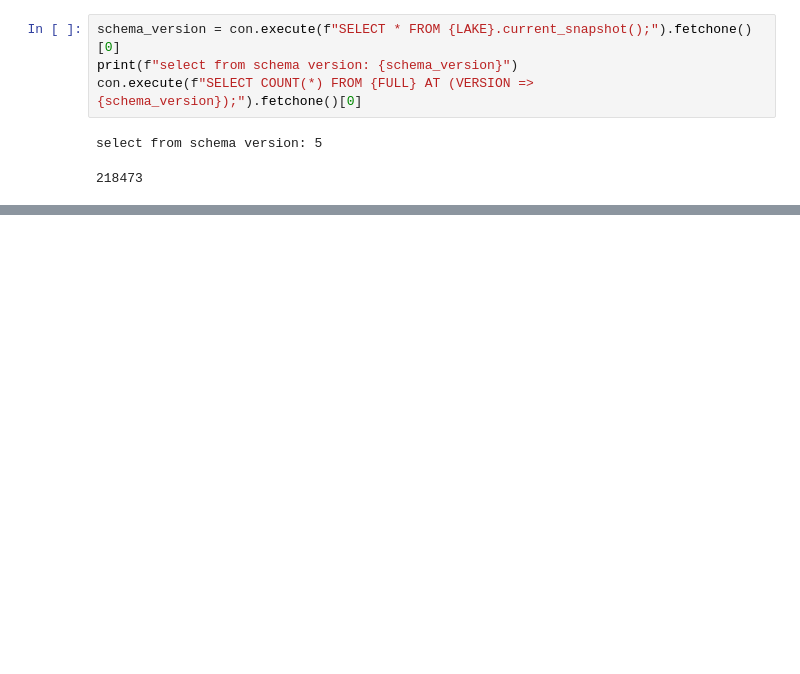
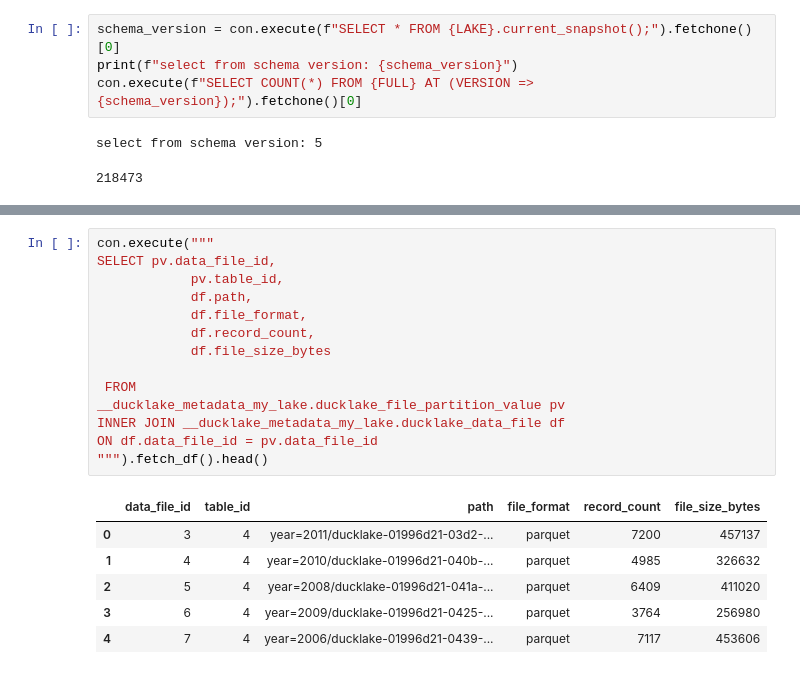
Before and after one commit to datador/ducklake, a Jupyter notebook: notebooks/ducklake_demo.ipynb, the cells around one changed output, grey strips where cells are left out. Saved outputs shown, nothing was run; the diff lists cells and outputs as text; blank space fills up the shorter version.

Commit message:
add partitioning to demo

```diff
--- a/notebooks/ducklake_demo.ipynb
+++ b/notebooks/ducklake_demo.ipynb
@@ -340,0 +385,21 @@ select from schema version: 5
+# %%
+con.execute("""
+SELECT pv.data_file_id,
+            pv.table_id,
+            df.path,
+            df.file_format,
+            df.record_count,
+            df.file_size_bytes
+
+ FROM
+__ducklake_metadata_my_lake.ducklake_file_partition_value pv
+INNER JOIN __ducklake_metadata_my_lake.ducklake_data_file df
+ON df.data_file_id = pv.data_file_id
+""").fetch_df().head()
+# %% [output]
+|  | data_file_id | table_id | path | file_format | record_count | file_size_bytes |
+| 0 | 3 | 4 | year=2011/ducklake-01996d21-03d2-... | parquet | 7200 | 457137 |
+| 1 | 4 | 4 | year=2010/ducklake-01996d21-040b-... | parquet | 4985 | 326632 |
+| 2 | 5 | 4 | year=2008/ducklake-01996d21-041a-... | parquet | 6409 | 411020 |
+| 3 | 6 | 4 | year=2009/ducklake-01996d21-0425-... | parquet | 3764 | 256980 |
+| 4 | 7 | 4 | year=2006/ducklake-01996d21-0439-... | parquet | 7117 | 453606 |
```
Also changed, not shown: parts of 9 cells of this notebook.
